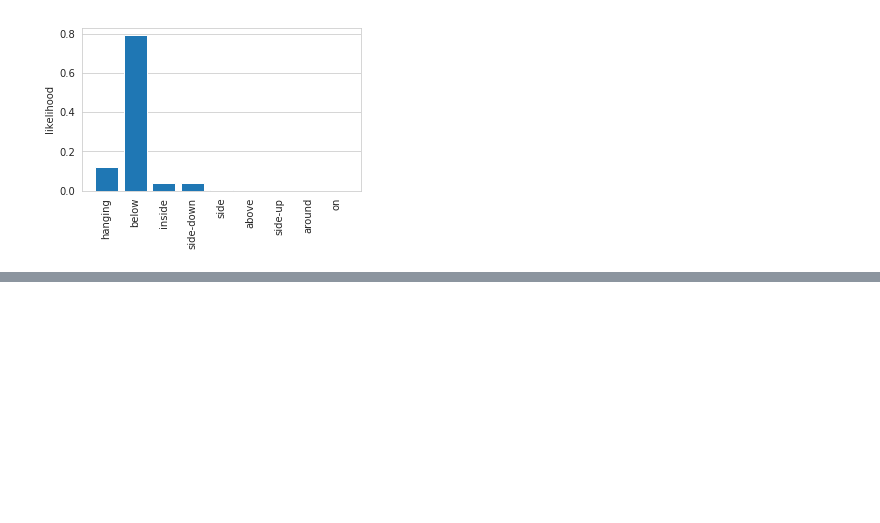
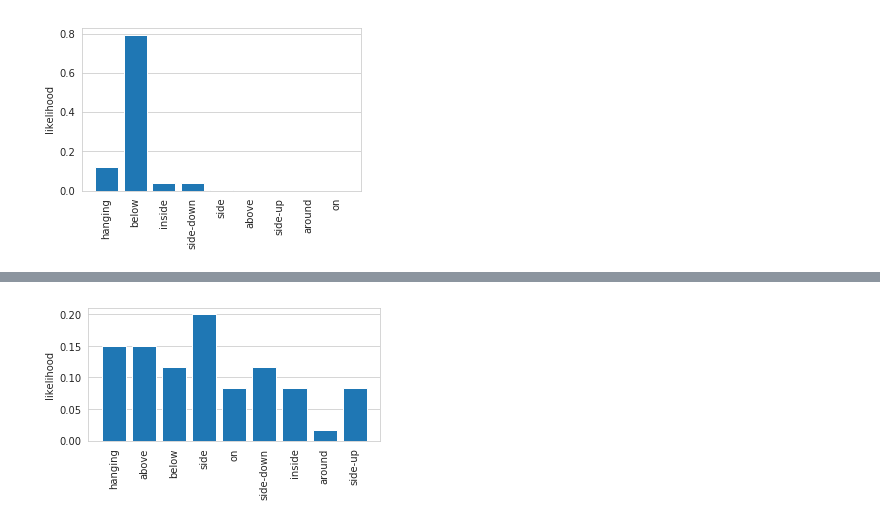
Before and after one commit to AndreaPasini/panoptic-segmentation, a Jupyter notebook: PRS_analysis_COCO.ipynb, the cells around one changed output, grey strips where cells are left out. Drawn from its saved outputs; the diff is of its cells as text; code cells hidden in the pictures; blank space fills up the shorter version.

```diff
--- a/PRS_analysis_COCO.ipynb
+++ b/PRS_analysis_COCO.ipynb
@@ -505,0 +526,6 @@ plot_histogram(json_data['person,sky-other-merged'])
+# %%
+plot_histogram(json_data['handbag,towel'])
+plt.tight_layout()
+plt.savefig('../paperCharts/highEntropy.eps')
+# %% [output]
+[figure, added]
```
Also changed, not shown: parts of 1 cell of this notebook, 11 other files.
